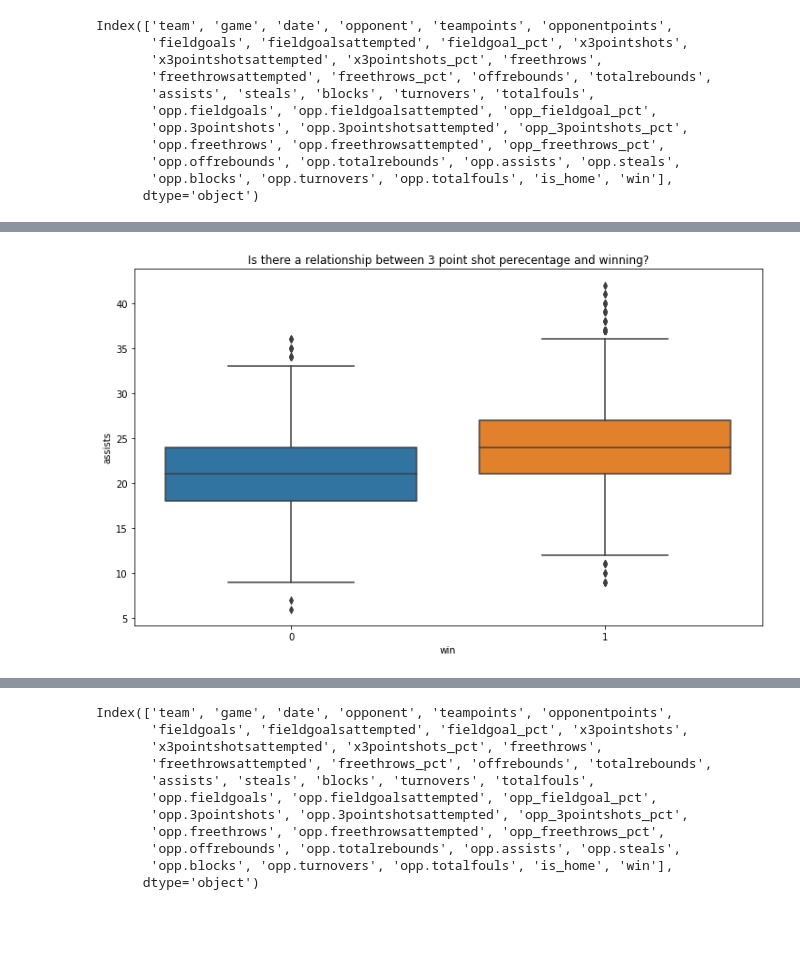
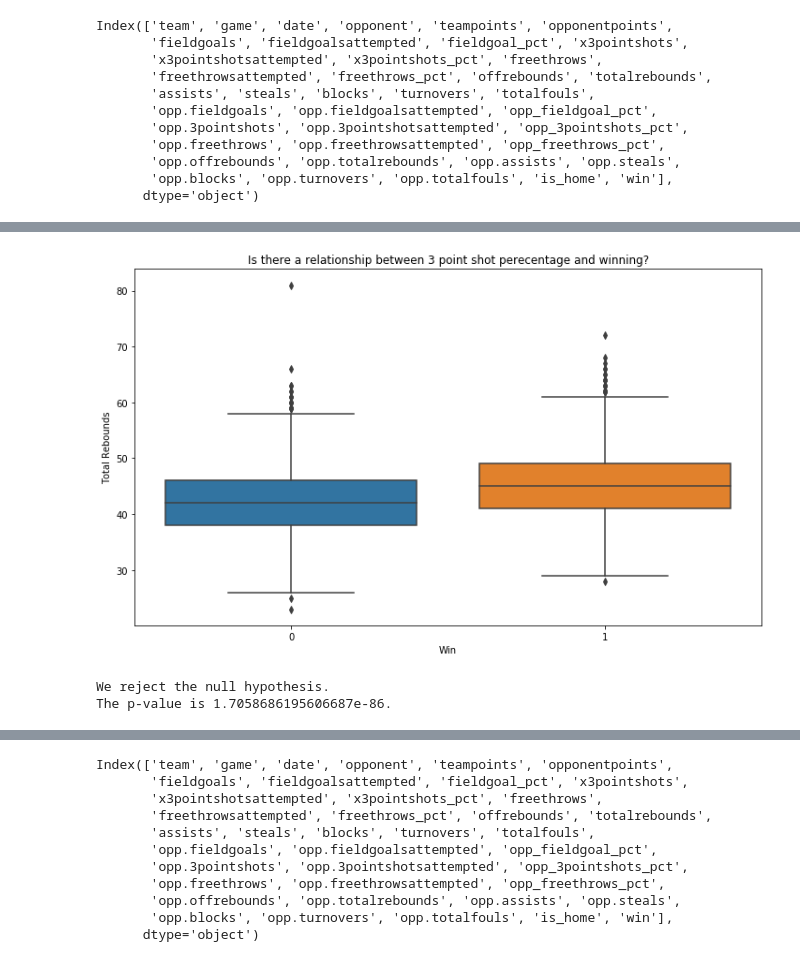
Before and after one commit to george887/NBA_stats, a Jupyter notebook: explore.ipynb, the cells around one changed output, grey strips where cells are left out. Saved outputs shown, nothing was run; the diff lists cells and outputs as text; code cells hidden in the pictures; blank space fills up the shorter version.

```diff
--- a/explore.ipynb
+++ b/explore.ipynb
@@ -86,7 +209,22 @@ plt.show()
 # %%
 plt.figure(figsize=(12,7))
-sns.boxplot(x= 'win', y = 'assists', data = train)
+sns.boxplot(x= 'win', y = 'totalrebounds', data = train)
 plt.title('Is there a relationship between 3 point shot perecentage and winning?')
+plt.ylabel('Total Rebounds')
+plt.xlabel('Win')
 plt.show()
 # %% [output]
-[figure, old version]
+[figure, new version]
+# %%
+alpha = .05
+
+t, p = stats.ttest_ind(win['totalrebounds'], loss['totalrebounds'])
+
+if p < alpha:
+    print("We reject the null hypothesis.")
+else:
+    print("We fail to reject the null hypothesis.")
+print(f'The p-value is {p}.')
+# %% [output]
+We reject the null hypothesis.
+The p-value is 1.7058686195606687e-86.
```
Also changed, not shown: parts of 23 cells of this notebook.
